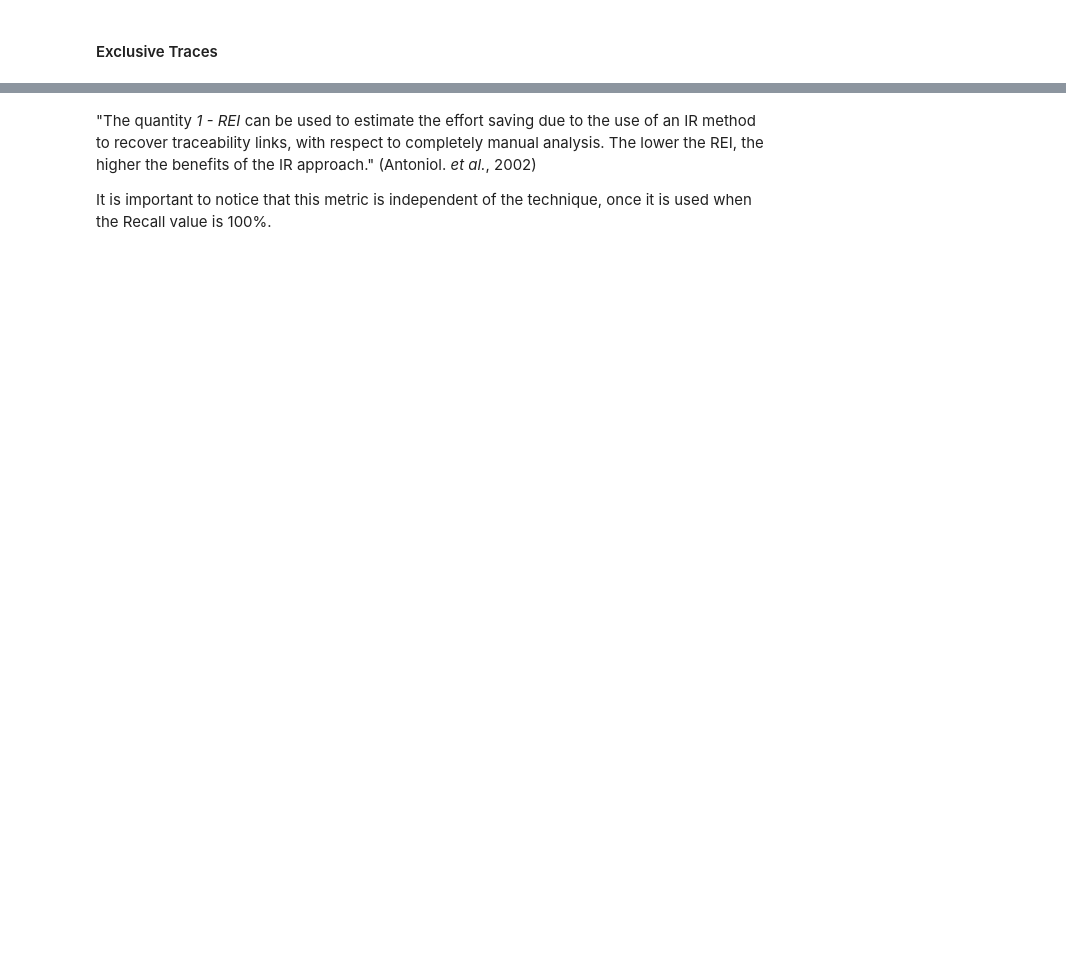
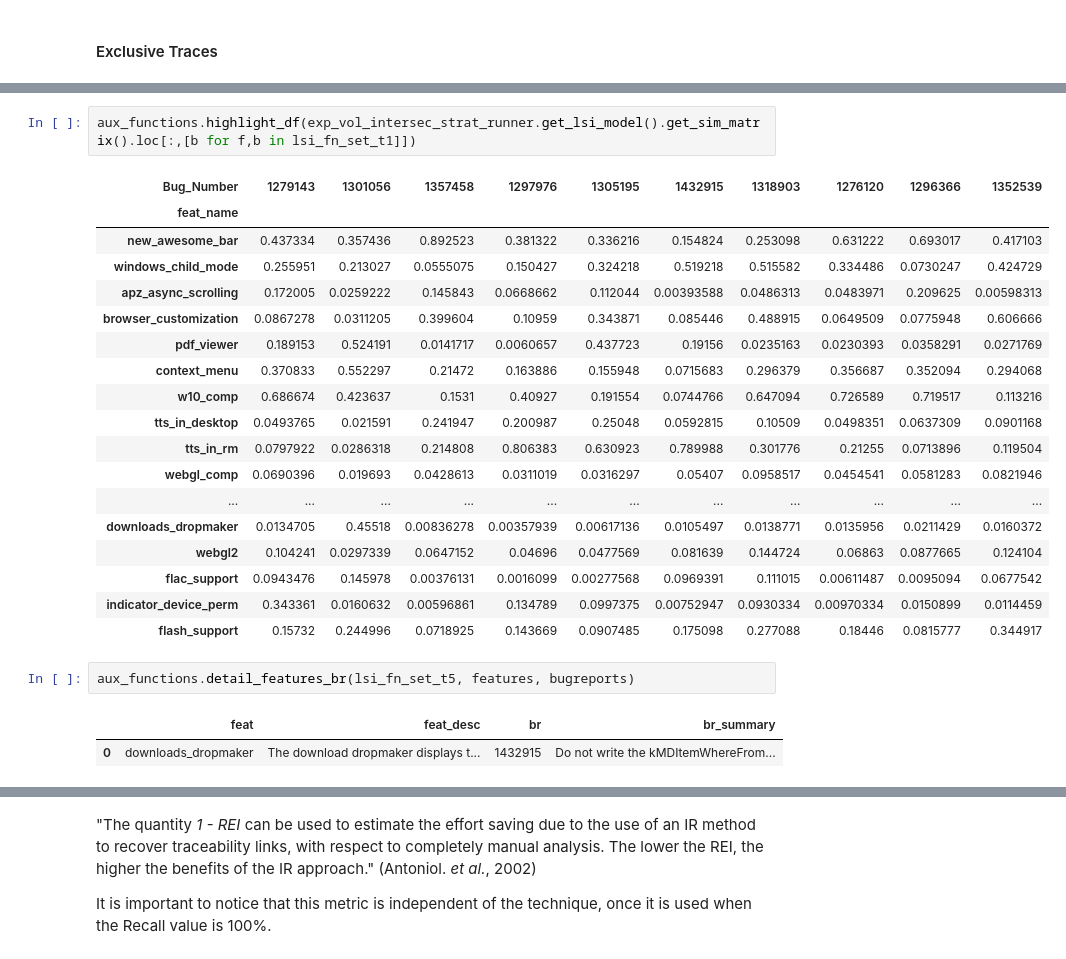
Before and after one commit to Pointpt/trace-link-recovery-study, a Jupyter notebook: notebooks/firefox_p2/feat_br_tracing/feat_br_runner.ipynb, the cells around one changed output, grey strips where cells are left out. Cells and saved outputs as stored; diff of their text form; blank space fills up the shorter version.

```diff
--- a/notebooks/firefox_p2/feat_br_tracing/feat_br_runner.ipynb
+++ b/notebooks/firefox_p2/feat_br_tracing/feat_br_runner.ipynb
@@ -318,0 +460,26 @@ print('WV REI:   {:2.4}%'.format(wv_rei))
+# %%
+aux_functions.highlight_df(exp_vol_intersec_strat_runner.get_lsi_model().get_sim_matrix().loc[:,[b for f,b in lsi_fn_set_t1]])
+# %% [output]
+| Bug_Number | 1279143 | 1301056 | 1357458 | 1297976 | 1305195 | 1432915 | 1318903 | 1276120 | 1296366 | 1352539 |
+| feat_name |  |  |  |  |  |  |  |  |  |  |
+| new_awesome_bar | 0.437334 | 0.357436 | 0.892523 | 0.381322 | 0.336216 | 0.154824 | 0.253098 | 0.631222 | 0.693017 | 0.417103 |
+| windows_child_mode | 0.255951 | 0.213027 | 0.0555075 | 0.150427 | 0.324218 | 0.519218 | 0.515582 | 0.334486 | 0.0730247 | 0.424729 |
+| apz_async_scrolling | 0.172005 | 0.0259222 | 0.145843 | 0.0668662 | 0.112044 | 0.00393588 | 0.0486313 | 0.0483971 | 0.209625 | 0.00598313 |
+| browser_customization | 0.0867278 | 0.0311205 | 0.399604 | 0.10959 | 0.343871 | 0.085446 | 0.488915 | 0.0649509 | 0.0775948 | 0.606666 |
+| pdf_viewer | 0.189153 | 0.524191 | 0.0141717 | 0.0060657 | 0.437723 | 0.19156 | 0.0235163 | 0.0230393 | 0.0358291 | 0.0271769 |
+| context_menu | 0.370833 | 0.552297 | 0.21472 | 0.163886 | 0.155948 | 0.0715683 | 0.296379 | 0.356687 | 0.352094 | 0.294068 |
+| w10_comp | 0.686674 | 0.423637 | 0.1531 | 0.40927 | 0.191554 | 0.0744766 | 0.647094 | 0.726589 | 0.719517 | 0.113216 |
+| tts_in_desktop | 0.0493765 | 0.021591 | 0.241947 | 0.200987 | 0.25048 | 0.0592815 | 0.10509 | 0.0498351 | 0.0637309 | 0.0901168 |
+| tts_in_rm | 0.0797922 | 0.0286318 | 0.214808 | 0.806383 | 0.630923 | 0.789988 | 0.301776 | 0.21255 | 0.0713896 | 0.119504 |
+| webgl_comp | 0.0690396 | 0.019693 | 0.0428613 | 0.0311019 | 0.0316297 | 0.05407 | 0.0958517 | 0.0454541 | 0.0581283 | 0.0821946 |
+| ... | ... | ... | ... | ... | ... | ... | ... | ... | ... | ... |
+| downloads_dropmaker | 0.0134705 | 0.45518 | 0.00836278 | 0.00357939 | 0.00617136 | 0.0105497 | 0.0138771 | 0.0135956 | 0.0211429 | 0.0160372 |
+| webgl2 | 0.104241 | 0.0297339 | 0.0647152 | 0.04696 | 0.0477569 | 0.081639 | 0.144724 | 0.06863 | 0.0877665 | 0.124104 |
+| flac_support | 0.0943476 | 0.145978 | 0.00376131 | 0.0016099 | 0.00277568 | 0.0969391 | 0.111015 | 0.00611487 | 0.0095094 | 0.0677542 |
+| indicator_device_perm | 0.343361 | 0.0160632 | 0.00596861 | 0.134789 | 0.0997375 | 0.00752947 | 0.0930334 | 0.00970334 | 0.0150899 | 0.0114459 |
+| flash_support | 0.15732 | 0.244996 | 0.0718925 | 0.143669 | 0.0907485 | 0.175098 | 0.277088 | 0.18446 | 0.0815777 | 0.344917 |
+# %%
+aux_functions.detail_features_br(lsi_fn_set_t5, features, bugreports)
+# %% [output]
+|  | feat | feat_desc | br | br_summary |
+| 0 | downloads_dropmaker | The download dropmaker displays t... | 1432915 | Do not write the kMDItemWhereFrom... |
```
Also changed, not shown: parts of 48 cells of this notebook, 1 other file.
